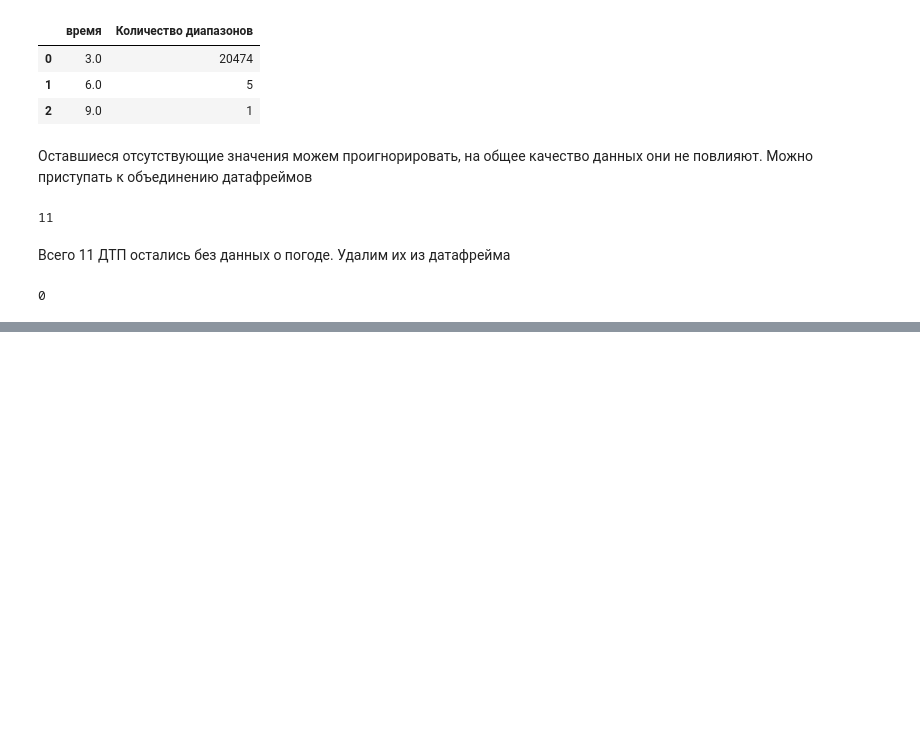
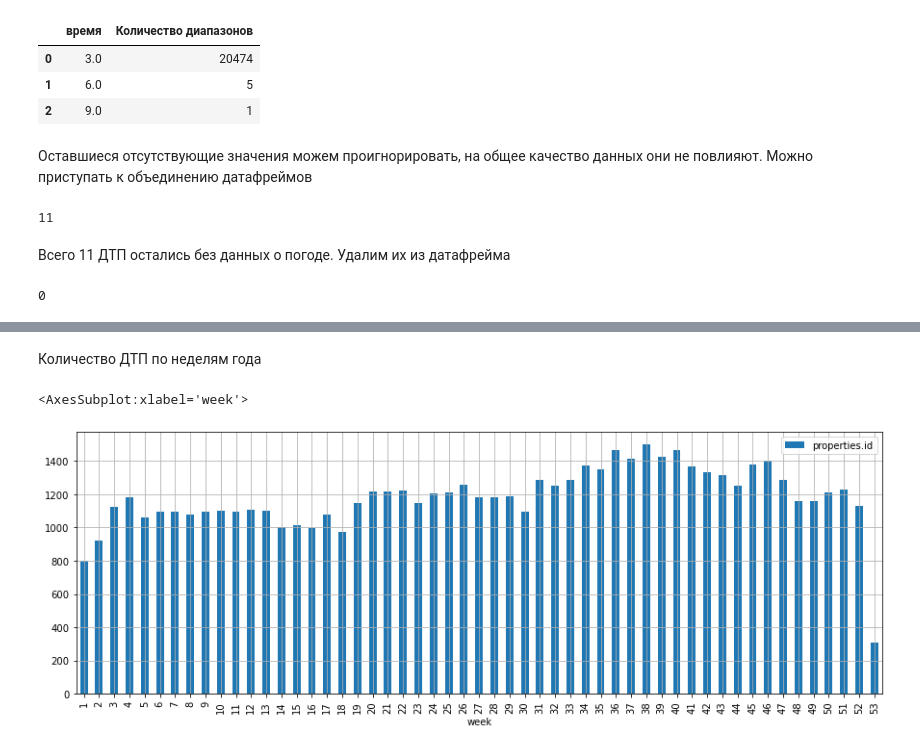
Before and after one commit to astigo/Analysis_car_accident_and_weather_in_Moscow_2015-2021, a Jupyter notebook: Weather-Accident.ipynb, the cells around one changed output, grey strips where cells are left out. Saved outputs shown, nothing was run; the diff lists cells and outputs as text; code cells hidden in the pictures; blank space fills up the shorter version.

```diff
--- a/Weather-Accident.ipynb
+++ b/Weather-Accident.ipynb
@@ -324,0 +391,11 @@ dtp_join.loc[dtp_join['properties.datetime']!=dtp_join['время'], 'propertie
+# %% [markdown]
+Количество ДТП по неделям года
+# %%
+(dtp_join[dtp_join['properties.datetime'].dt.month>0]
+ .groupby(dtp_join['properties.datetime'].dt.isocalendar().week)
+ .count()[{'properties.id'}]
+ .plot(kind='bar', figsize=(15,5), grid=True)
+)
+# %% [output]
+<AxesSubplot:xlabel='week'>
+[figure, added]
```
Also changed, not shown: parts of 36 cells of this notebook.
